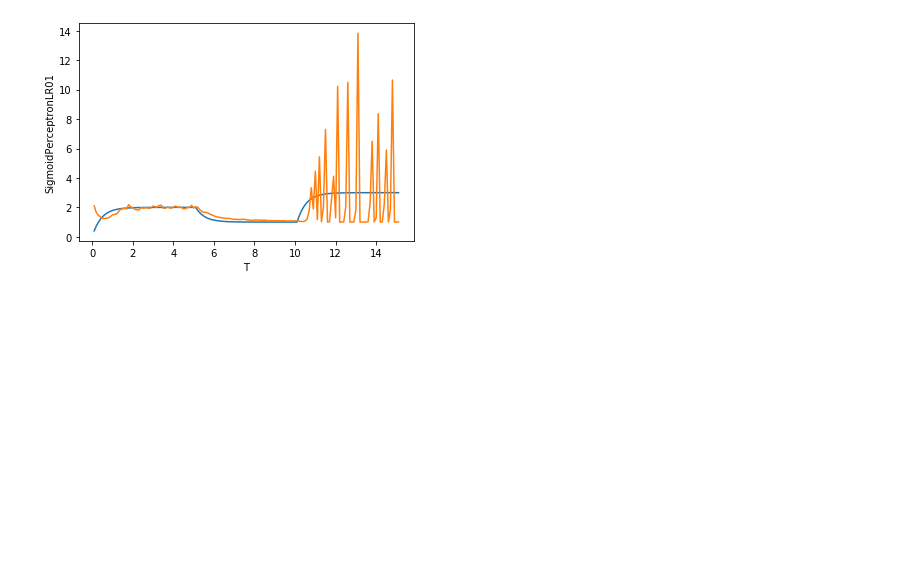
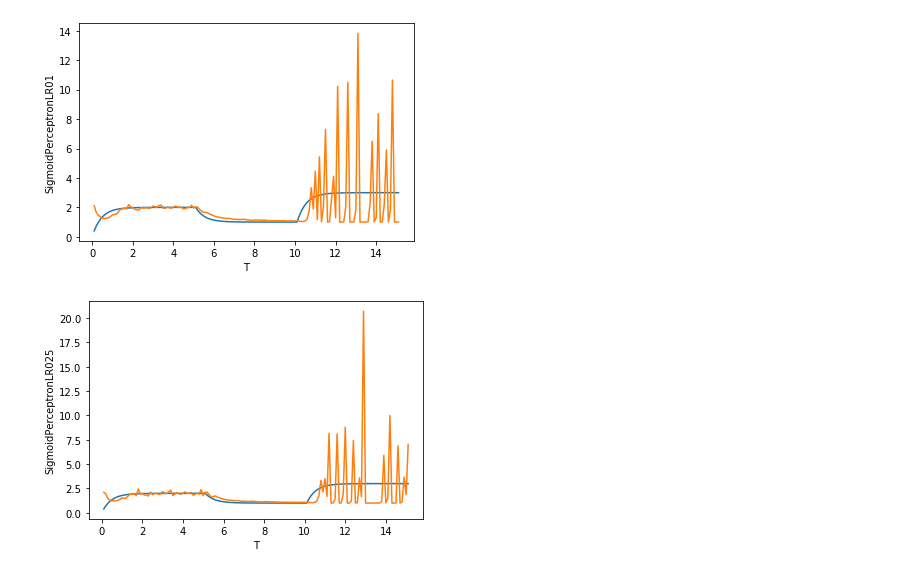
Before and after one commit to JamesDun2866/Computational-Science, a Jupyter notebook: Computational Science.ipynb, the cells around one changed output. Drawn from its saved outputs; the diff is of its cells as text; code cells hidden in the pictures; blank space fills up the shorter version.

```diff
--- a/Computational Science.ipynb
+++ b/Computational Science.ipynb
@@ -737,7 +737,9 @@ Stepplt = sns.lineplot(x="T", y="SigmoidPerceptronLR01", data=df1) #plot predict
 [figure]
 # %%
 xLR025 = Tuple_converter(df1['xNoise'])
-SigmoidPerceptronLR01 = train_weights_sigmoid(xLR01,0.1,1) #Train Perceptron using learning rate 0.1
-df1['SigmoidPerceptronLR01'] = SigmoidPerceptronLR01 # add learning rate 0.1 to dataframe
+SigmoidPerceptronLR025 = train_weights_sigmoid(xLR025,0.1,1) #Train Perceptron using learning rate 0.25
+df1['SigmoidPerceptronLR025'] = SigmoidPerceptronLR025 # add learning rate 0.25 to dataframe
 Noiseplt = sns.lineplot(x="T", y="X", data=df1)  # plot actual
-Stepplt = sns.lineplot(x="T", y="SigmoidPerceptronLR01", data=df1) #plot predicted
+Stepplt = sns.lineplot(x="T", y="SigmoidPerceptronLR025", data=df1) #plot predicted
+# %% [output]
+[figure, added]
```
Also changed, not shown: parts of 1 cell of this notebook.
